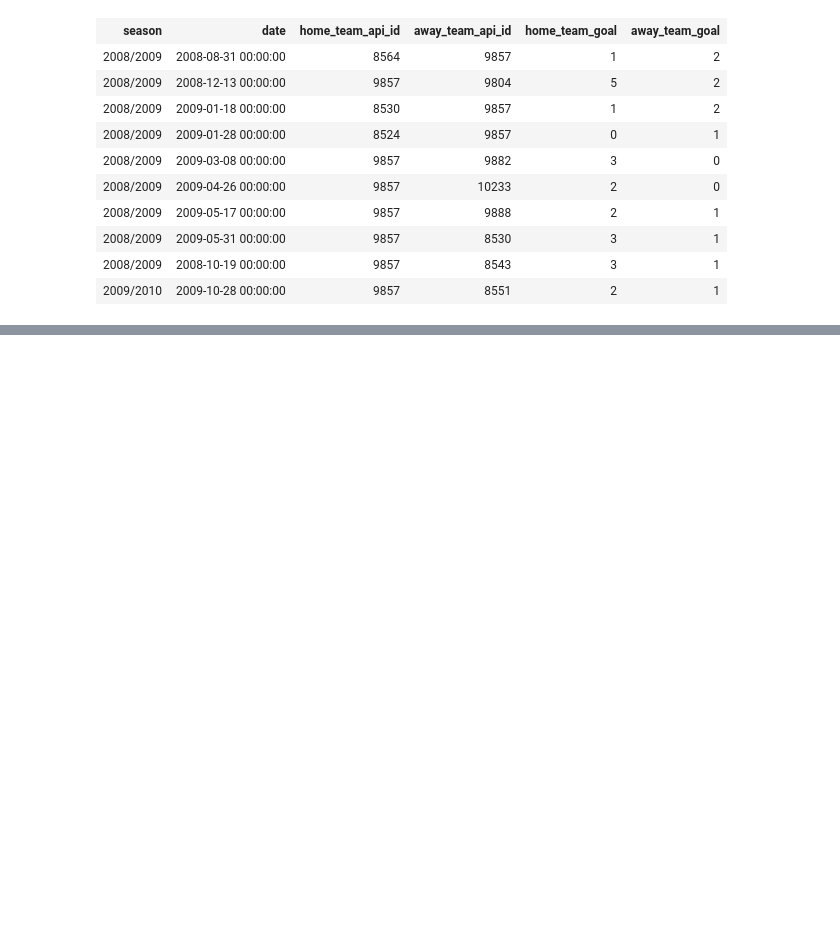
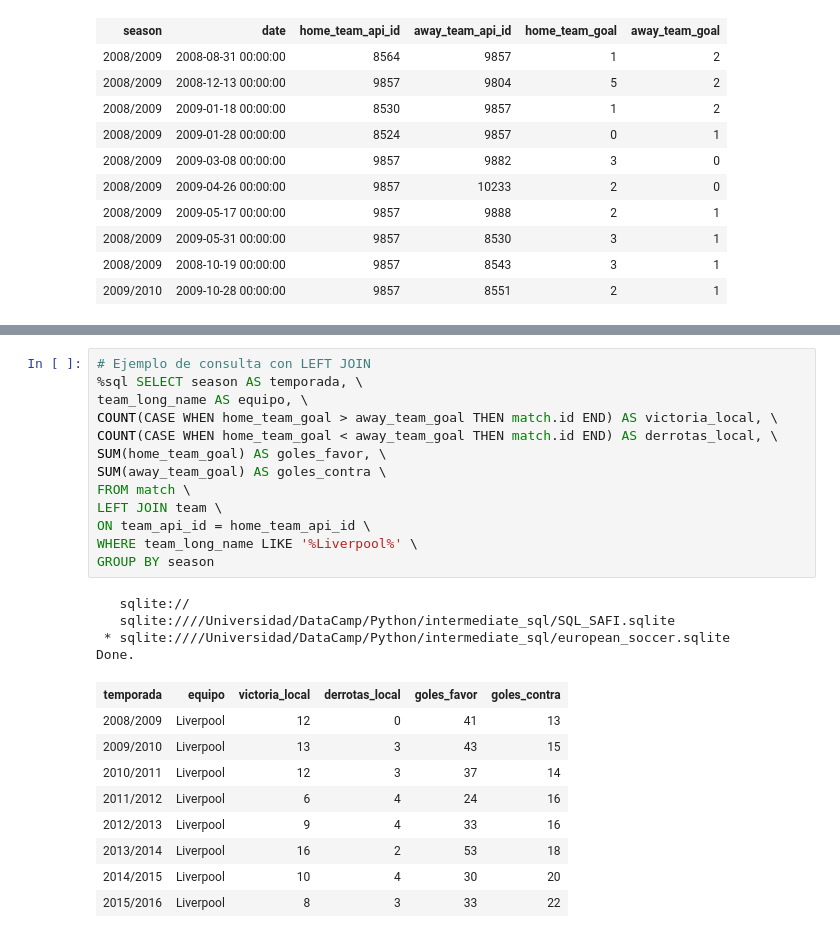
Before and after one commit to adinamarca/notebooks, a Jupyter notebook: SQL/intermediate_sql/notebook.ipynb, the cells around one changed output, grey strips where cells are left out. Saved outputs shown, nothing was run; the diff lists cells and outputs as text; blank space fills up the shorter version.

```diff
--- a/SQL/intermediate_sql/notebook.ipynb
+++ b/SQL/intermediate_sql/notebook.ipynb
@@ -793,0 +842,27 @@ Done.
+# %%
+# Ejemplo de consulta con LEFT JOIN
+%sql SELECT season AS temporada, \
+team_long_name AS equipo, \
+COUNT(CASE WHEN home_team_goal > away_team_goal THEN match.id END) AS victoria_local, \
+COUNT(CASE WHEN home_team_goal < away_team_goal THEN match.id END) AS derrotas_local, \
+SUM(home_team_goal) AS goles_favor, \
+SUM(away_team_goal) AS goles_contra \
+FROM match \
+LEFT JOIN team \
+ON team_api_id = home_team_api_id \
+WHERE team_long_name LIKE '%Liverpool%' \
+GROUP BY season
+# %% [output]
+   sqlite://
+   sqlite:////Universidad/DataCamp/Python/intermediate_sql/SQL_SAFI.sqlite
+ * sqlite:////Universidad/DataCamp/Python/intermediate_sql/european_soccer.sqlite
+Done.
+| temporada | equipo | victoria_local | derrotas_local | goles_favor | goles_contra |
+| 2008/2009 | Liverpool | 12 | 0 | 41 | 13 |
+| 2009/2010 | Liverpool | 13 | 3 | 43 | 15 |
+| 2010/2011 | Liverpool | 12 | 3 | 37 | 14 |
+| 2011/2012 | Liverpool | 6 | 4 | 24 | 16 |
+| 2012/2013 | Liverpool | 9 | 4 | 33 | 16 |
+| 2013/2014 | Liverpool | 16 | 2 | 53 | 18 |
+| 2014/2015 | Liverpool | 10 | 4 | 30 | 20 |
+| 2015/2016 | Liverpool | 8 | 3 | 33 | 22 |
```
Also changed, not shown: parts of 35 cells of this notebook.
